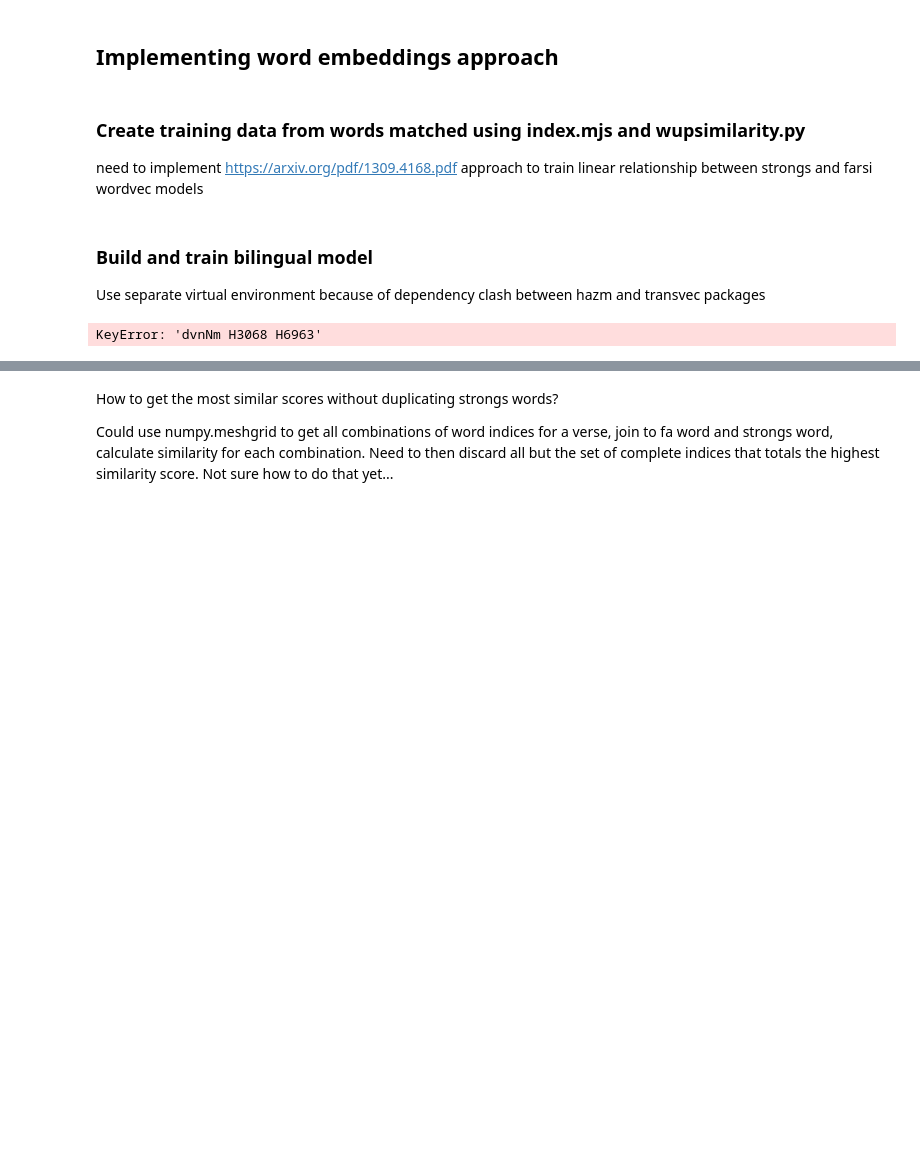
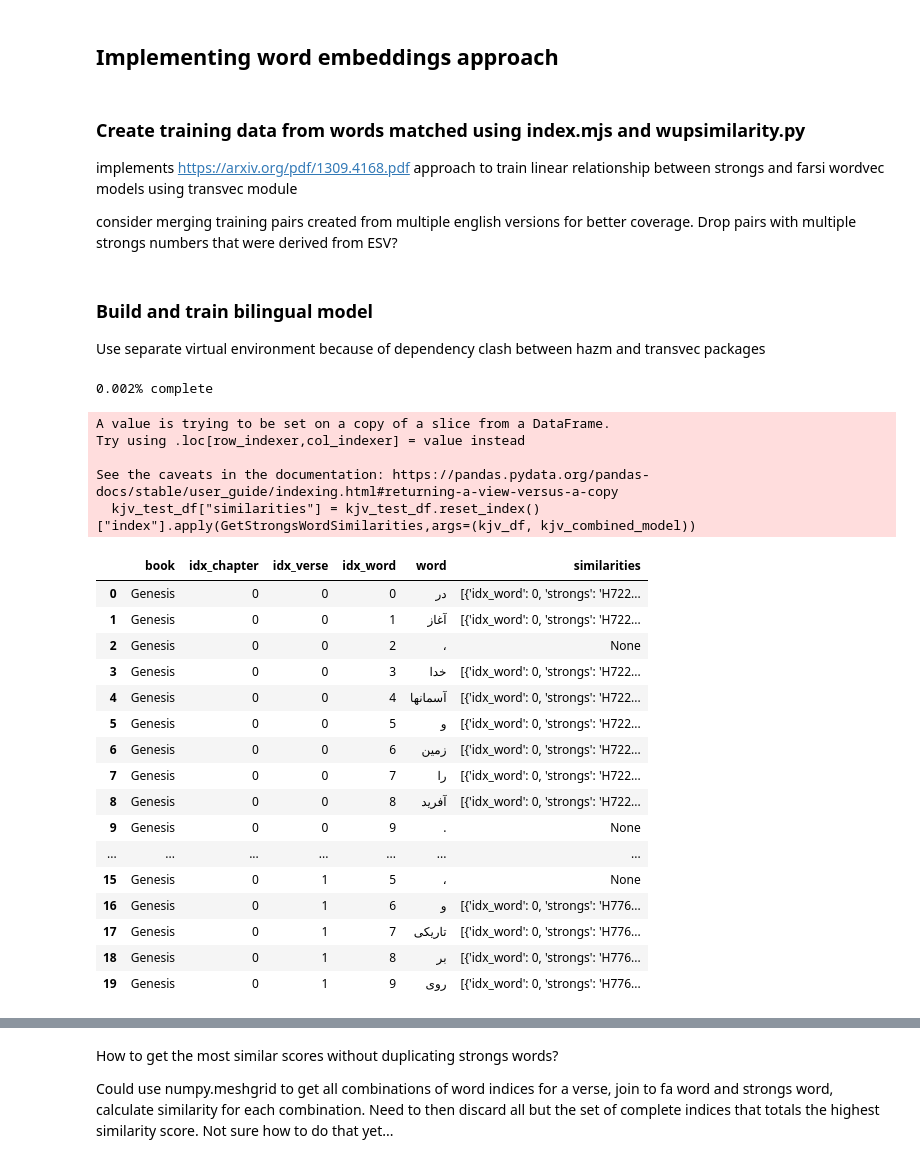
Before and after one commit to scruffian/farsi-strongs, a Jupyter notebook: Translation_Notebook.ipynb, the cells around one changed output, grey strips where cells are left out. Drawn from its saved outputs; the diff is of its cells as text; code cells hidden in the pictures; blank space fills up the shorter version.

```diff
--- a/Translation_Notebook.ipynb
+++ b/Translation_Notebook.ipynb
@@ -237,7 +237,9 @@ EngParquetToStrongsSentences("KJV")
 # %% [markdown]
 ### Create training data from words matched using index.mjs and wupsimilarity.py
 
-need to implement https://arxiv.org/pdf/1309.4168.pdf approach to train linear relationship between strongs and farsi wordvec models
+implements https://arxiv.org/pdf/1309.4168.pdf approach to train linear relationship between strongs and farsi wordvec models using transvec module
+
+consider merging training pairs created from multiple english versions for better coverage. Drop pairs with multiple strongs numbers that were derived from ESV?
 # %%
 from gensim.models import Word2Vec as w2v
 from hazm import sent_tokenize, word_tokenize
@@ -306,39 +309,62 @@ def GetStrongsWordSimilarities(row: pd.Series, eng_df: pd.DataFrame, combined_mo
             (eng_df.book == nmv_df.iloc[row,0]) &
             (eng_df.idx_chapter == nmv_df.iloc[row,1]) &
             (eng_df.idx_verse == nmv_df.iloc[row,2]) &
-            (eng_df.strongs.notna()),
+            (eng_df.strongs.notna()) &
+            (eng_df.strongs != "added"),
             ["idx_word", "strongs"]
         ]
         choices = zip(choices_df.idx_word, choices_df.strongs)
 
         return [{"idx_word": choice[0],"strongs":choice[1], "similarity":dot(matutils.unitvec(word_vec), matutils.unitvec(combined_model.get_vector(choice[1])))} for choice in choices]
     else:
         return None
 
 def BuildBilingualModel(eng_version: str):
-    with open("transformations/training_pairs.json", encoding="utf8") as f:
+    with open(f"transformations/{eng_version}_training_pairs.json", encoding="utf8") as f:
         train = json.load(f)
     with open("transformations/NMV_sentences.json", encoding="utf8") as f:
         fa = json.load(f)
     fa_model = w2v(fa, window=10, min_count=1)
     with open(f"transformations/{eng_version}_strongs_sentences.json", encoding="utf8") as f:
         strongs = json.load(f)
     strongs_model = w2v(strongs, window = 10, min_count=1)
 
     combined_model = TranslationWordVectorizer(strongs_model, fa_model).fit(train)
 
     return combined_model
 
 # esv_df = pd.read_parquet("transformations/ESV.parquet").reset_index(drop=True)
 kjv_df = pd.read_parquet("transformations/KJV.parquet").reset_index(drop=True)
 nmv_df = pd.read_parquet("transformations/NMV_hazm.parquet").reset_index(drop=True)
 kjv_combined_model = BuildBilingualModel("KJV")
 
 kjv_test_df = nmv_df.head(n=20)
 kjv_test_df["similarities"] = kjv_test_df.reset_index()["index"].apply(GetStrongsWordSimilarities,args=(kjv_df, kjv_combined_model))
 kjv_test_df
 # %% [output]
-KeyError: 'dvnNm H3068 H6963'
+0.002% complete
+A value is trying to be set on a copy of a slice from a DataFrame.
+Try using .loc[row_indexer,col_indexer] = value instead
+
+See the caveats in the documentation: https://pandas.pydata.org/pandas-docs/stable/user_guide/indexing.html#returning-a-view-versus-a-copy
+  kjv_test_df["similarities"] = kjv_test_df.reset_index()["index"].apply(GetStrongsWordSimilarities,args=(kjv_df, kjv_combined_model))
+|  | book | idx_chapter | idx_verse | idx_word | word | similarities |
+| 0 | Genesis | 0 | 0 | 0 | در | [{'idx_word': 0, 'strongs': 'H722... |
+| 1 | Genesis | 0 | 0 | 1 | آغاز | [{'idx_word': 0, 'strongs': 'H722... |
+| 2 | Genesis | 0 | 0 | 2 | ، | None |
+| 3 | Genesis | 0 | 0 | 3 | خدا | [{'idx_word': 0, 'strongs': 'H722... |
+| 4 | Genesis | 0 | 0 | 4 | آسمانها | [{'idx_word': 0, 'strongs': 'H722... |
+| 5 | Genesis | 0 | 0 | 5 | و | [{'idx_word': 0, 'strongs': 'H722... |
+| 6 | Genesis | 0 | 0 | 6 | زمین | [{'idx_word': 0, 'strongs': 'H722... |
+| 7 | Genesis | 0 | 0 | 7 | را | [{'idx_word': 0, 'strongs': 'H722... |
+| 8 | Genesis | 0 | 0 | 8 | آفرید | [{'idx_word': 0, 'strongs': 'H722... |
+| 9 | Genesis | 0 | 0 | 9 | . | None |
+| ... | ... | ... | ... | ... | ... | ... |
+| 15 | Genesis | 0 | 1 | 5 | ، | None |
+| 16 | Genesis | 0 | 1 | 6 | و | [{'idx_word': 0, 'strongs': 'H776... |
+| 17 | Genesis | 0 | 1 | 7 | تاریکی | [{'idx_word': 0, 'strongs': 'H776... |
+| 18 | Genesis | 0 | 1 | 8 | بر | [{'idx_word': 0, 'strongs': 'H776... |
+| 19 | Genesis | 0 | 1 | 9 | روی | [{'idx_word': 0, 'strongs': 'H776... |
 # %%
 def MaxSimilarity(row):
     if row["similarities"] == None:
```
Also changed, not shown: parts of 4 cells of this notebook, 7 other files.
